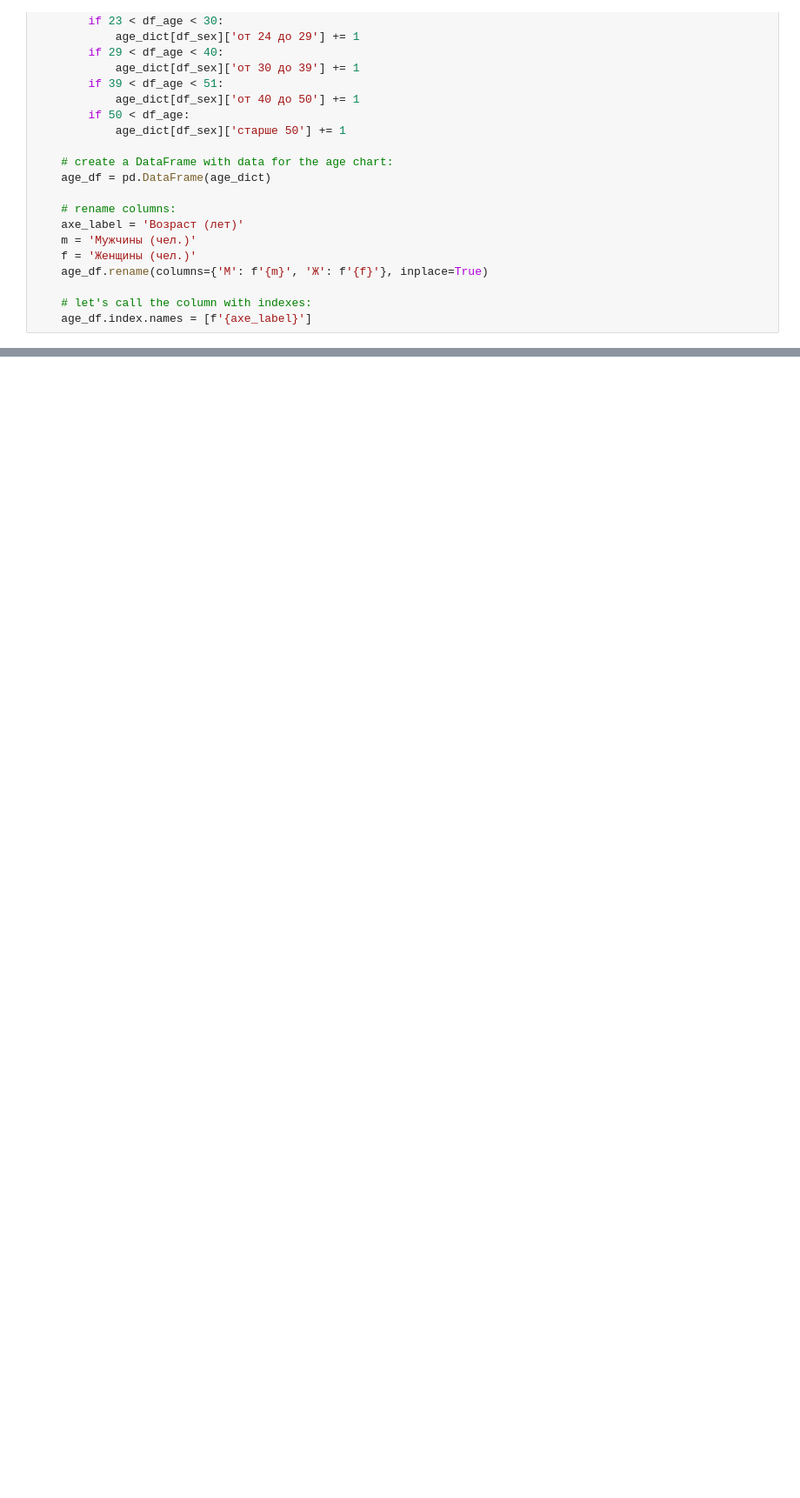
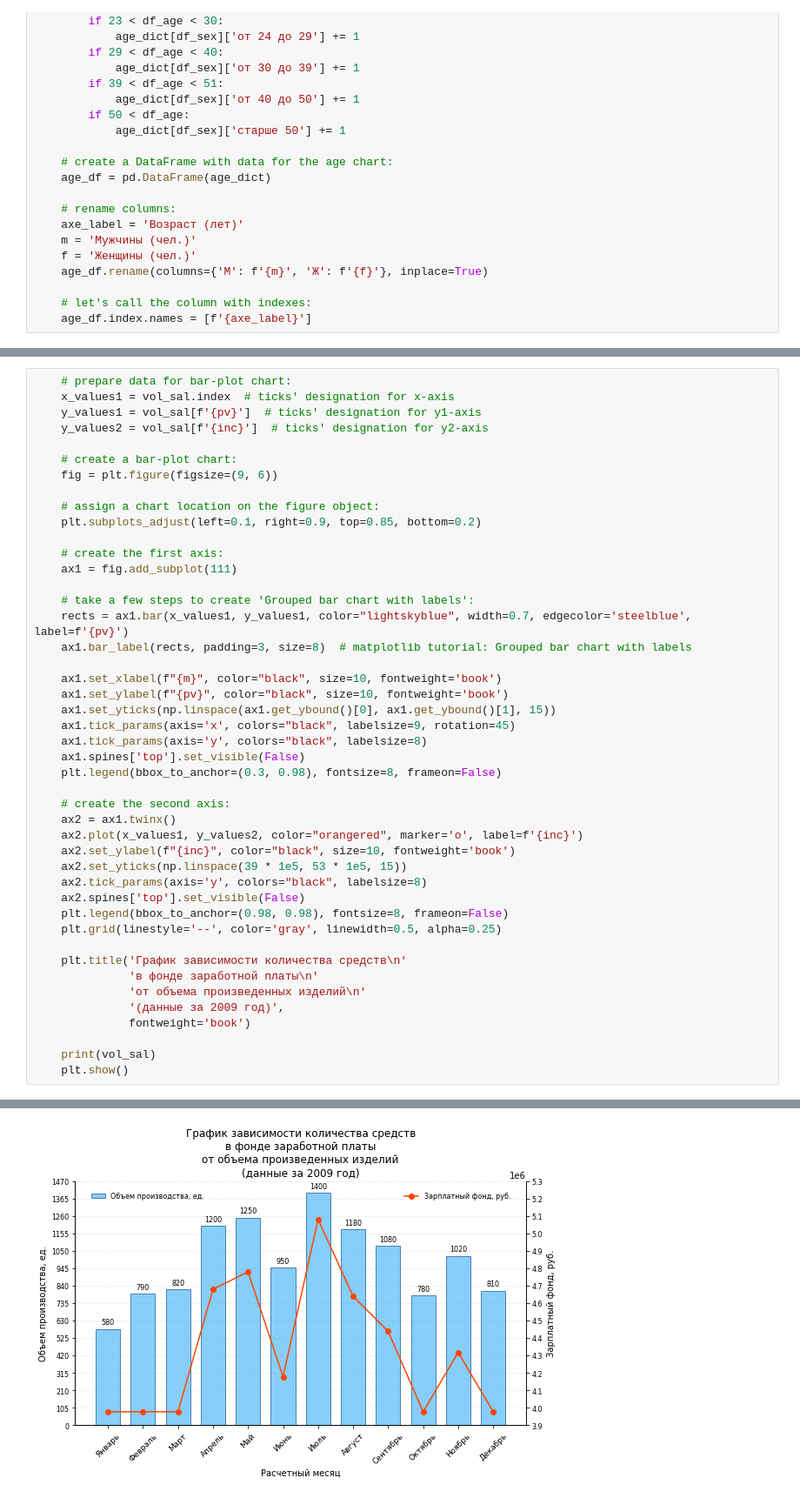
Before and after one commit to BuldakovIvan/The_first_data_analysis_project, a Jupyter notebook: Working_With_Data.ipynb, the cells around one changed output, grey strips where cells are left out. Shown: that part at 87% size. Saved outputs shown, nothing was run; the diff lists cells and outputs as text; blank space fills up the shorter version.

Commit message:
1. Added the chart 'График зависимости количества средств в фонде заработной платы ...' 2. Added some comments

```diff
--- a/Working_With_Data.ipynb
+++ b/Working_With_Data.ipynb
@@ -196,0 +221,46 @@ with sq.connect('Employee_Data.db') as con:
+# %%
+    # prepare data for bar-plot chart:
+    x_values1 = vol_sal.index  # ticks' designation for x-axis
+    y_values1 = vol_sal[f'{pv}']  # ticks' designation for y1-axis
+    y_values2 = vol_sal[f'{inc}']  # ticks' designation for y2-axis
+
+    # create a bar-plot chart:
+    fig = plt.figure(figsize=(9, 6))
+
+    # assign a chart location on the figure object:
+    plt.subplots_adjust(left=0.1, right=0.9, top=0.85, bottom=0.2)
+
+    # create the first axis:
+    ax1 = fig.add_subplot(111)
+
+    # take a few steps to create 'Grouped bar chart with labels':
+    rects = ax1.bar(x_values1, y_values1, color="lightskyblue", width=0.7, edgecolor='steelblue', label=f'{pv}')
+    ax1.bar_label(rects, padding=3, size=8)  # matplotlib tutorial: Grouped bar chart with labels
+
+    ax1.set_xlabel(f"{m}", color="black", size=10, fontweight='book')
+    ax1.set_ylabel(f"{pv}", color="black", size=10, fontweight='book')
+    ax1.set_yticks(np.linspace(ax1.get_ybound()[0], ax1.get_ybound()[1], 15))
+    ax1.tick_params(axis='x', colors="black", labelsize=9, rotation=45)
+    ax1.tick_params(axis='y', colors="black", labelsize=8)
+    ax1.spines['top'].set_visible(False)
+    plt.legend(bbox_to_anchor=(0.3, 0.98), fontsize=8, frameon=False)
+
+    # create the second axis:
+    ax2 = ax1.twinx()
+    ax2.plot(x_values1, y_values2, color="orangered", marker='o', label=f'{inc}')
+    ax2.set_ylabel(f"{inc}", color="black", size=10, fontweight='book')
+    ax2.set_yticks(np.linspace(39 * 1e5, 53 * 1e5, 15))
+    ax2.tick_params(axis='y', colors="black", labelsize=8)
+    ax2.spines['top'].set_visible(False)
+    plt.legend(bbox_to_anchor=(0.98, 0.98), fontsize=8, frameon=False)
+    plt.grid(linestyle='--', color='gray', linewidth=0.5, alpha=0.25)
+
+    plt.title('График зависимости количества средств\n'
+              'в фонде заработной платы\n'
+              'от объема произведенных изделий\n'
+              '(данные за 2009 год)',
+              fontweight='book')
+
+    print(vol_sal)
+    plt.show()
+# %% [output]
@@ -196,0 +281 @@ with sq.connect('Employee_Data.db') as con:
+[figure, added]
```
Also changed, not shown: parts of 7 cells of this notebook, 4 other files.
